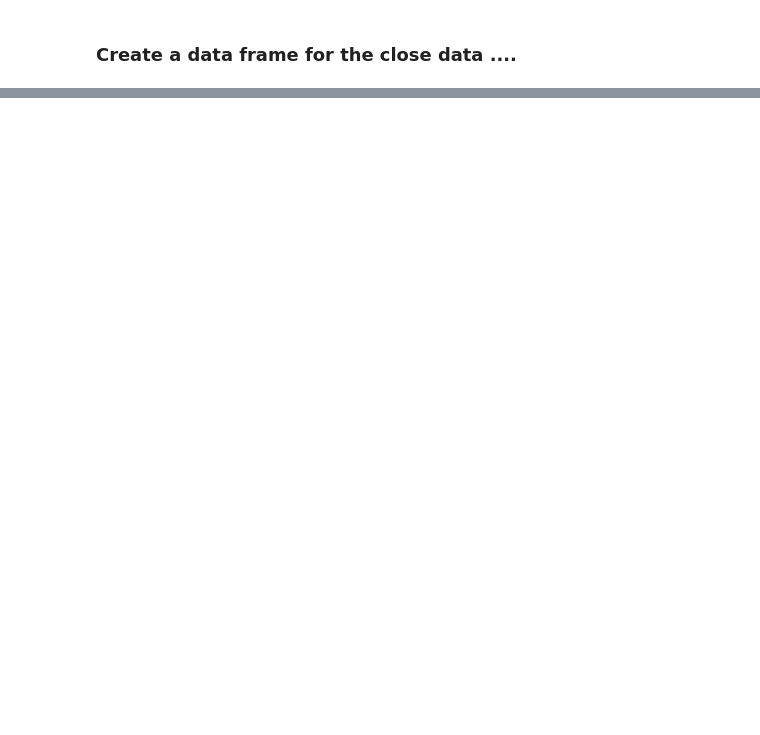
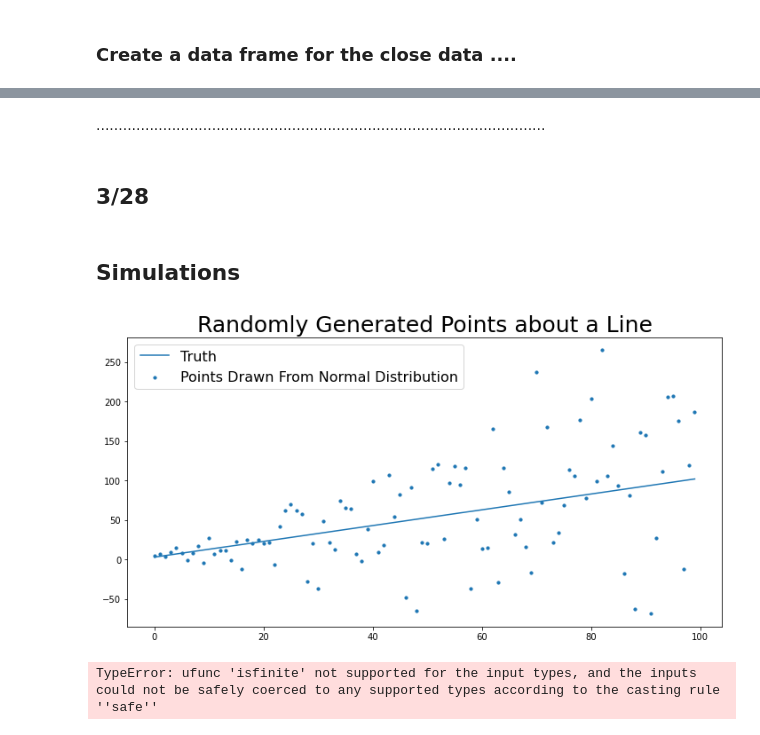
Before and after one commit to AustinCherkas/ECON411REPOSITORY, a Jupyter notebook: In Class Work/Project 7 - Chapter 5 - Probability Distributions.ipynb, the cells around one changed output, grey strips where cells are left out. Cells and saved outputs as stored; diff of their text form; code cells hidden in the pictures; blank space fills up the shorter version.

```diff
--- a/In Class Work/Project 7 - Chapter 5 - Probability Distributions.ipynb
+++ b/In Class Work/Project 7 - Chapter 5 - Probability Distributions.ipynb
@@ -322,0 +202,4 @@ graph_yearly_distributions(price_change_data, stock, density = False)
+# %% [markdown]
+.....................................................................................................
+# %% [markdown]
+## 3/28
@@ -322,0 +216,68 @@ graph_yearly_distributions(price_change_data, stock, density = False)
+# %%
+# save dfs in a single dictionary
+df_dct = {"Non-Centered Distributions":dist_avgs,
+         "Centered Distributions":means_df,
+         "Centered Distributions Normalized by SD":sd_df}
+# we will use the keys in the dictionary to call each df
+keys = list(df_dct.keys())
+# automatically count number of keys in dictionary
+num_figs = len(keys)
+fig, axs = plt.subplots(3, figsize = (10, 20))
+for i in range(num_figs):
+   # define the key by the index value
+    key = keys[i]
+   # select ax by index value
+    ax = axs[i]
+    # select the dataframe that is linked to key
+    plot_df = df_dct[key]
+    num_samples = len(plot_df.keys())
+    # each distribution will be assigned its own color
+    colors = ["C" + str(c + 1) for c in range[num_samples]]
+
+# first, plot the dataframe containing the distributions of the random sample means
+dist_avgs.plot.hist(density=True,
+                    ax=ax,
+                    bins=20,
+                    color=colors,
+                    alpha=.5,
+                   legend = False)
+    # fit a distribution curve on the relevant data
+plot_df.plot.kde(ax=axs, color=["C1", "C2", "C3"], legend=False)
+ax.set_title(key)
+# %% [markdown]
+## Simulations
+# %%
+import random
+points = []
+# generate random points using the values from line as mean and standard deviation
+line = np.array([i + 3 for i in range(100)])
+for point in line:
+    points.append(random.normalvariate(mu = point, sigma = point))
+figure = plt.figure(figsize = (12, 6))
+plt.plot(line, label = "Truth")
+plt.scatter(np.arange(len(points)), points, label = "Points Drawn From Normal Distribution", s = 10)
+plt.title("Randomly Generated Points about a Line", fontsize = 25)
+plt.legend(loc = "best", fontsize = 16)
+plt.show()
+# %% [output]
+[figure, added]
+# %%
+def build_random_data_with_line(y_int, slope, SD = 1):
+    line = np.array([slope * (i) + y_int for i in range(100)])
+    points = []
+    for point in line:
+        points.append(random.normalvariate(point, SD))
+        return line, points
+def plot_line(line, points, line_name = "Truth",
+              title = "Randomly Generated Points"):
+    figure = plt.figure(figsize = line_name)
+    plt.plot(line, label = line_name)
+    plt.scatter(np.arange(len(points)), points, s = 10,
+                label = title)
+    plt.title(title)
+    plt.legend(loc = "best", fontsize = 16)
+    plt.show()
+line, points = build_random_data_with_line(y_int = 10, slope = -1, SD = 10)
+plot_line(line, points)
+# %% [output]
+TypeError: ufunc 'isfinite' not supported for the input types, and the inputs could not be safely coerced to any supported types according to the casting rule ''safe''
```
Also changed, not shown: parts of 21 cells of this notebook, 9 other files.
